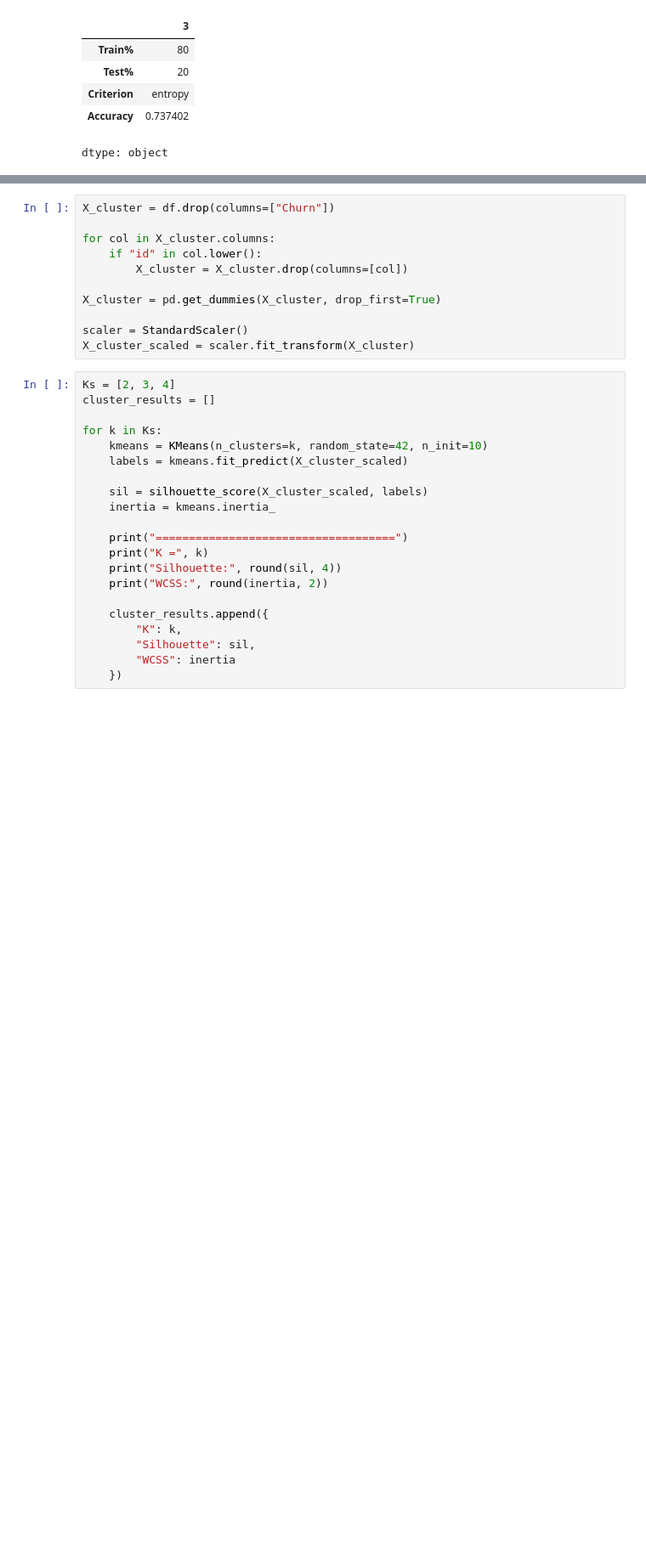
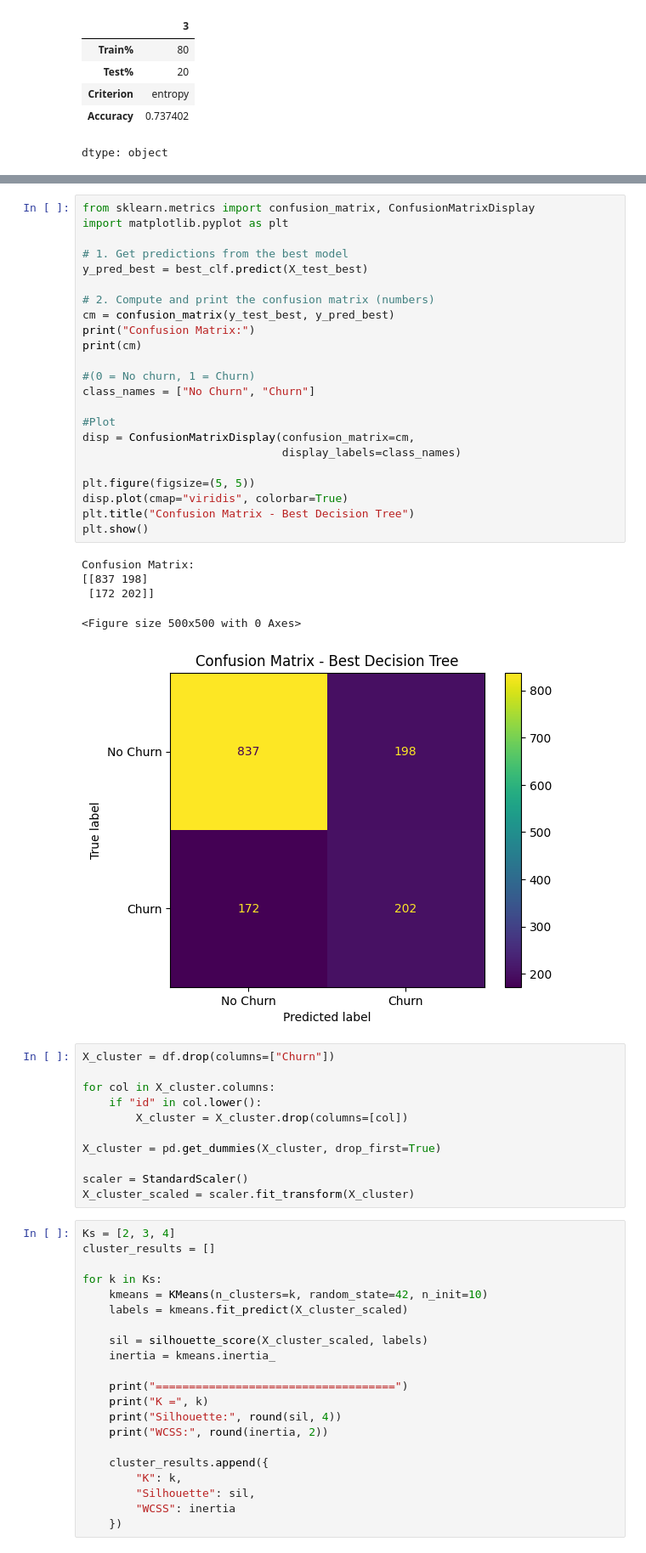
Before and after one commit to najla-alhusaini/it326-telco-churn, a Jupyter notebook: phase3.ipynb, the cells around one changed output, grey strips where cells are left out. Shown at 85% size. Drawn from its saved outputs; the diff is of its cells as text; blank space fills up the shorter version.

```diff
--- a/phase3.ipynb
+++ b/phase3.ipynb
@@ -359,3 +375,32 @@ plt.show()
+# %%
+from sklearn.metrics import confusion_matrix, ConfusionMatrixDisplay
+import matplotlib.pyplot as plt
+
+# 1. Get predictions from the best model
+y_pred_best = best_clf.predict(X_test_best)
+
+# 2. Compute and print the confusion matrix (numbers)
+cm = confusion_matrix(y_test_best, y_pred_best)
+print("Confusion Matrix:")
+print(cm)
+
+#(0 = No churn, 1 = Churn)
+class_names = ["No Churn", "Churn"]
+
+#Plot
+disp = ConfusionMatrixDisplay(confusion_matrix=cm,
+                              display_labels=class_names)
+
+plt.figure(figsize=(5, 5))
+disp.plot(cmap="viridis", colorbar=True)
+plt.title("Confusion Matrix - Best Decision Tree")
+plt.show()
+# %% [output]
+Confusion Matrix:
+[[837 198]
+ [172 202]]
+<Figure size 500x500 with 0 Axes>
+[figure, added]
 # %%
 X_cluster = df.drop(columns=["Churn"])
 
```
Also changed, not shown: parts of 3 cells of this notebook.
